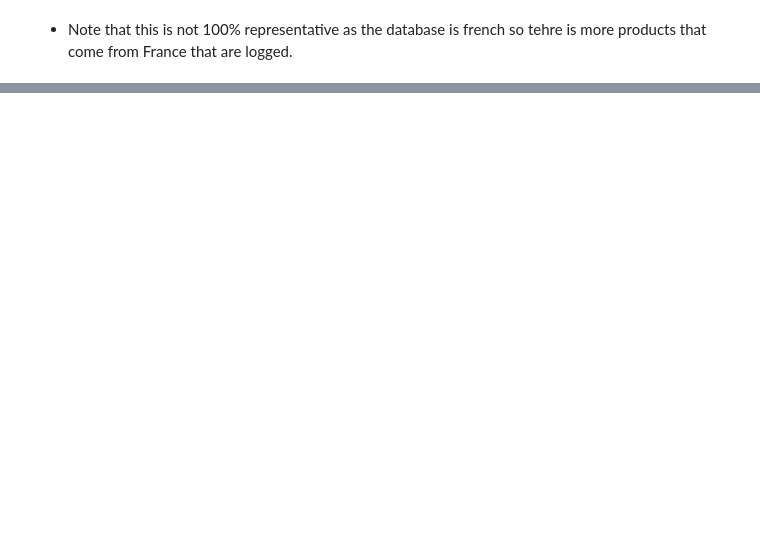
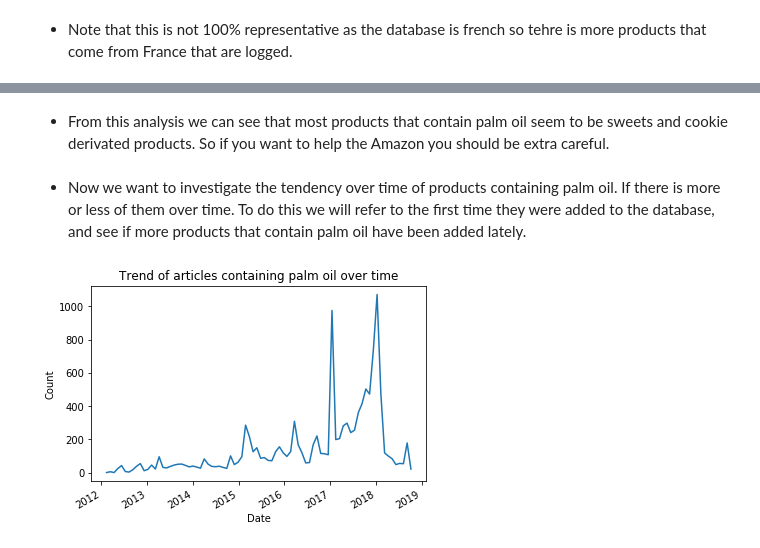
Before and after one commit to lanzrein/ada_project, a Jupyter notebook: PalmOil.ipynb, the cells around one changed output, grey strips where cells are left out. Drawn from its saved outputs; the diff is of its cells as text; code cells hidden in the pictures; blank space fills up the shorter version.

```diff
--- a/PalmOil.ipynb
+++ b/PalmOil.ipynb
@@ -127,0 +187,19 @@ top_ten.plot.bar(color='b')
+# %% [markdown]
+- From this analysis we can see that most products that contain palm oil seem to be sweets and cookie derivated products. So if you want to help the Amazon you should be extra careful.
+# %% [markdown]
+- Now we want to investigate the tendency over time of products containing palm oil. If there is more or less of them over time. To do this we will refer to the first time they were added to the database, and see if more products that contain palm oil have been added lately.
+# %%
+data_total["created_datetime"] = pd.to_datetime(data_total["created_datetime"],errors="coerce")
+dateparsed = data_total[data_total["created_datetime"].notnull()]
+# %%
+palm_dated = contains_palm.join(dateparsed["created_datetime"],how='inner')
+palm_dated = palm_dated[["created_datetime"]].reset_index().set_index("created_datetime")#["code"].value_counts().to_frame()
+
+palm_dated["count"] = 1
+palm_dated = palm_dated["count"].resample("30D").sum()
+palm_dated.plot.line(title="Trend of articles containing palm oil over time")
+plt.xlabel("Date")
+plt.ylabel("Count")
+plt.show()
+# %% [output]
+[figure, added]
```
Also changed, not shown: parts of 12 cells of this notebook.
